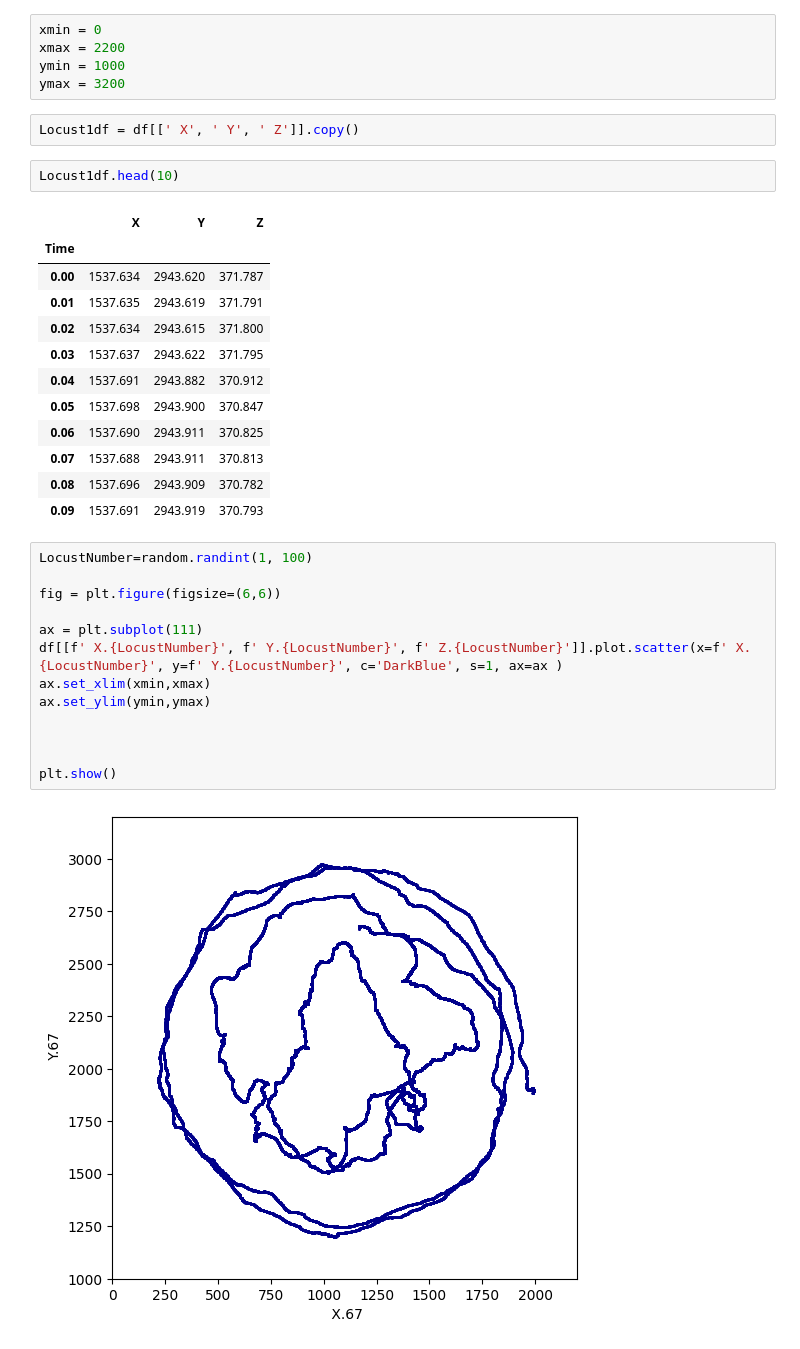
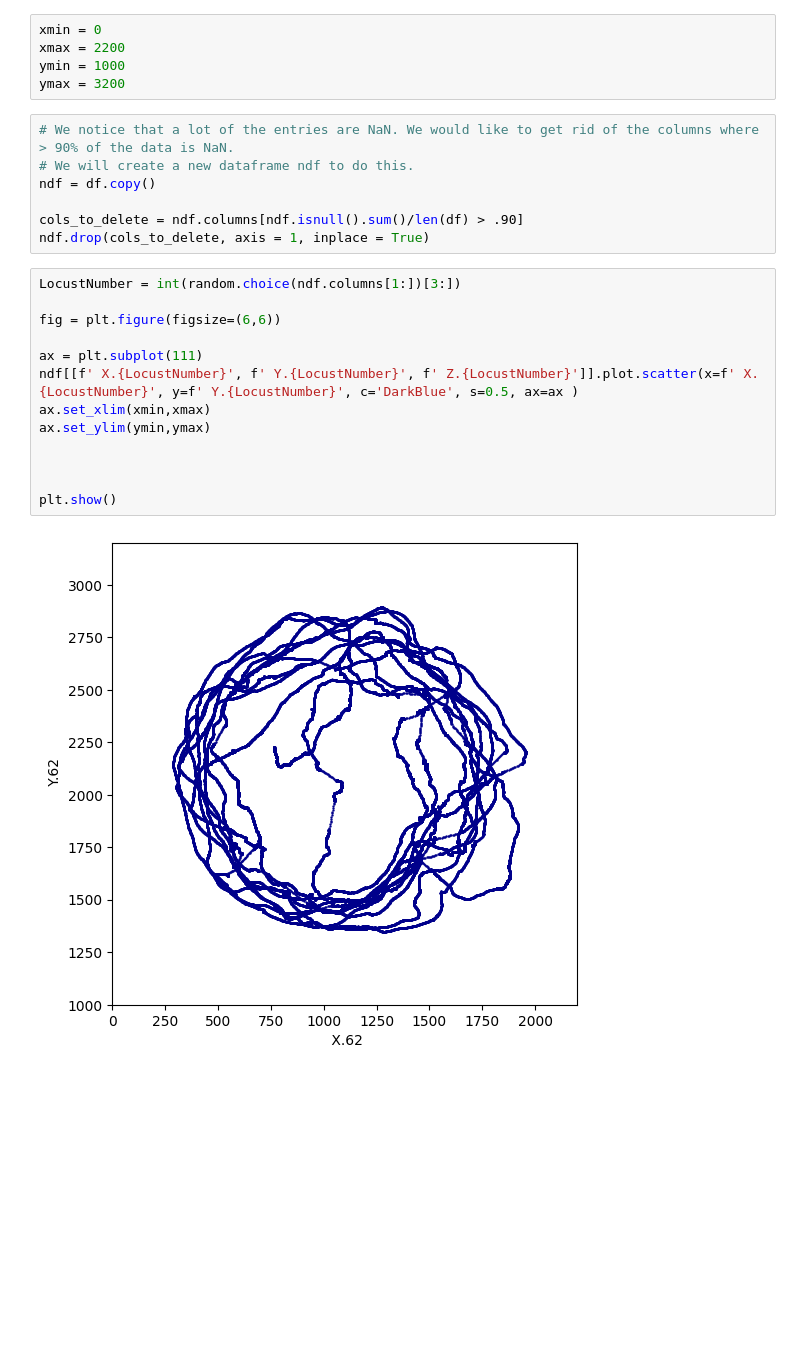
Before and after one commit to Mark-Bugden/Locust-Physics, a Jupyter notebook: Data_exploration.ipynb, the cells around one changed output. Cells and saved outputs as stored; diff of their text form; blank space fills up the shorter version.

```diff
--- a/Data_exploration.ipynb
+++ b/Data_exploration.ipynb
@@ -57,35 +63,25 @@ xmin = 0
 xmax = 2200
 ymin = 1000
 ymax = 3200
-# %%
-Locust1df = df[[' X', ' Y', ' Z']].copy()
-# %%
-Locust1df.head(10)
-# %% [output]
-|  | X | Y | Z |
-| Time |  |  |  |
-| 0.00 | 1537.634 | 2943.620 | 371.787 |
-| 0.01 | 1537.635 | 2943.619 | 371.791 |
-| 0.02 | 1537.634 | 2943.615 | 371.800 |
-| 0.03 | 1537.637 | 2943.622 | 371.795 |
-| 0.04 | 1537.691 | 2943.882 | 370.912 |
-| 0.05 | 1537.698 | 2943.900 | 370.847 |
-| 0.06 | 1537.690 | 2943.911 | 370.825 |
-| 0.07 | 1537.688 | 2943.911 | 370.813 |
-| 0.08 | 1537.696 | 2943.909 | 370.782 |
-| 0.09 | 1537.691 | 2943.919 | 370.793 |
+# %%
+# We notice that a lot of the entries are NaN. We would like to get rid of the columns where > 90% of the data is NaN.
+# We will create a new dataframe ndf to do this.
+ndf = df.copy()
+
+cols_to_delete = ndf.columns[ndf.isnull().sum()/len(df) > .90]
+ndf.drop(cols_to_delete, axis = 1, inplace = True)
 # %%
-LocustNumber=random.randint(1, 100)
+LocustNumber = int(random.choice(ndf.columns[1:])[3:])
 
 fig = plt.figure(figsize=(6,6))
 
 ax = plt.subplot(111)
-df[[f' X.{LocustNumber}', f' Y.{LocustNumber}', f' Z.{LocustNumber}']].plot.scatter(x=f' X.{LocustNumber}', y=f' Y.{LocustNumber}', c='DarkBlue', s=1, ax=ax )
+ndf[[f' X.{LocustNumber}', f' Y.{LocustNumber}', f' Z.{LocustNumber}']].plot.scatter(x=f' X.{LocustNumber}', y=f' Y.{LocustNumber}', c='DarkBlue', s=0.5, ax=ax )
 ax.set_xlim(xmin,xmax)
 ax.set_ylim(ymin,ymax)
 
 
 
 plt.show()
 # %% [output]
-[figure, old version]
+[figure, new version]
```
Also changed, not shown: parts of 5 cells of this notebook, 1 other file.
